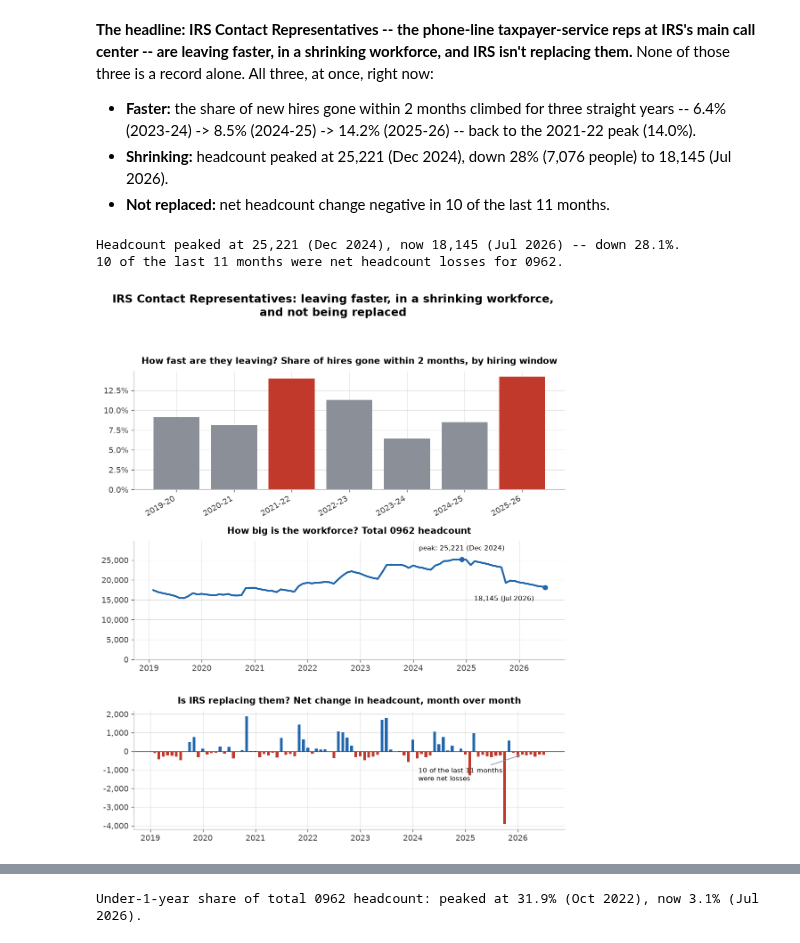
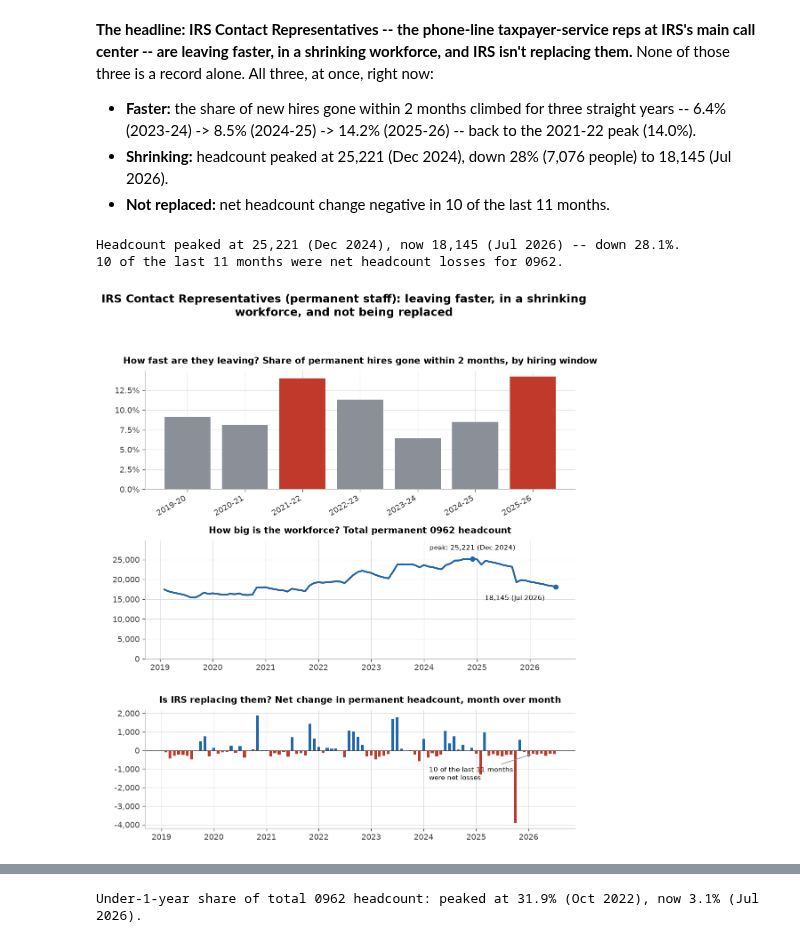
Before and after one commit to abigailhaddad/attrition-screen, a Jupyter notebook: attrition_screen.ipynb, the cells around one changed output, grey strips where cells are left out. Cells and saved outputs as stored; diff of their text form; code cells hidden in the pictures.

```diff
--- a/attrition_screen.ipynb
+++ b/attrition_screen.ipynb
@@ -428,43 +428,43 @@ colors_speed = [C_ALT if w.startswith(("2021","2025")) else C_MUTED for w in his
 ax_speed.bar(x, hist_df["Quick-quit %"], color=colors_speed)
 ax_speed.set_xticks(list(x)); ax_speed.set_xticklabels(hist_df["Hiring window"], rotation=30, ha="right")
 ax_speed.yaxis.set_major_formatter(mtick.PercentFormatter())
-ax_speed.set_title("How fast are they leaving? Share of hires gone within 2 months, by hiring window")
+ax_speed.set_title("How fast are they leaving? Share of permanent hires gone within 2 months, by hiring window")
 
 ax_level.plot(monthly.date, monthly.n, lw=2.5, color=C_MAIN)
 ax_level.set_ylim(0, monthly.n.max() * 1.18)
 ax_level.yaxis.set_major_formatter(mtick.FuncFormatter(lambda v, _: f"{v:,.0f}"))
-ax_level.set_title("How big is the workforce? Total 0962 headcount")
+ax_level.set_title("How big is the workforce? Total permanent 0962 headcount")
 date_x(ax_level)
 peak = monthly.loc[monthly.n.idxmax()]
 latest = monthly.iloc[-1]
 ax_level.plot([peak.date, latest.date], [peak.n, latest.n], "o", color=C_MAIN, ms=6, zorder=5)
 ax_level.annotate(f"peak: {peak.n:,.0f} ({ym_label(peak.ym)})", xy=(peak.date, peak.n), xytext=(0, 12),
                    textcoords="offset points", ha="center", fontsize=9)
 ax_level.annotate(f"{latest.n:,.0f} ({ym_label(latest.ym)})", xy=(latest.date, latest.n), xytext=(-15, -18),
                    textcoords="offset points", ha="right", fontsize=9)
 
 colors_net = [C_ALT if v < 0 else C_MAIN for v in monthly.net_change]
 ax_net.bar(monthly.date, monthly.net_change, width=20, color=colors_net)
 ax_net.axhline(0, color="#444", lw=0.8)
-ax_net.set(title="Is IRS replacing them? Net change in headcount, month over month")
+ax_net.set(title="Is IRS replacing them? Net change in permanent headcount, month over month")
 ax_net.yaxis.set_major_formatter(mtick.FuncFormatter(lambda v, _: f"{v:,.0f}"))
 date_x(ax_net)
 months_negative = int((monthly.tail(11).net_change < 0).sum())
 ax_net.annotate(f"{months_negative} of the last 11 months\nwere net losses", xy=(monthly.date.iloc[-6], monthly.net_change.iloc[-6]),
                 xytext=(-140, -35), textcoords="offset points", fontsize=9,
                 arrowprops=dict(arrowstyle="->", color=C_MUTED))
 
-fig.suptitle("IRS Contact Representatives: leaving faster, in a shrinking workforce,\nand not being replaced",
+fig.suptitle("IRS Contact Representatives (permanent staff): leaving faster, in a shrinking\nworkforce, and not being replaced",
              fontsize=15, fontweight="bold", y=0.995)
 fig.tight_layout(rect=[0, 0, 1, 0.96])
 fig.savefig("figures/irs_0962_summary.png")
 print(f"Headcount peaked at {peak.n:,.0f} ({ym_label(peak.ym)}), now {latest.n:,.0f} ({ym_label(latest.ym)}) "
       f"-- down {100*(peak.n-latest.n)/peak.n:.1f}%.")
 print(f"{months_negative} of the last 11 months were net headcount losses for 0962.")
 # %% [output]
 Headcount peaked at 25,221 (Dec 2024), now 18,145 (Jul 2026) -- down 28.1%.
 10 of the last 11 months were net headcount losses for 0962.
-[figure, old version]
+[figure, new version]
 # %%
 # One image, two panels: raw counts (is this actually a big cohort?) stacked on the
 # rate (is the cohort's own attrition unusual?) -- neither panel alone tells the story.
```
Also changed, not shown: parts of 2 cells of this notebook, 4 other files.
